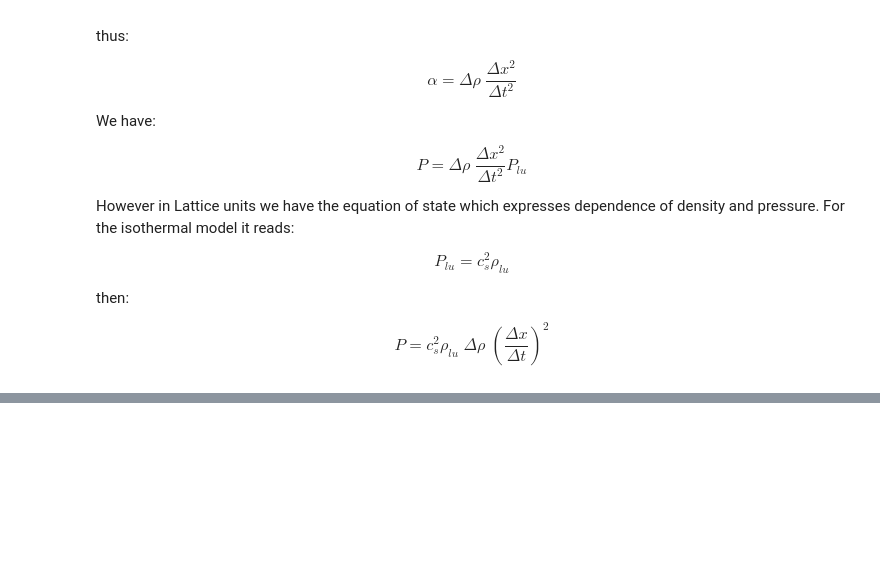
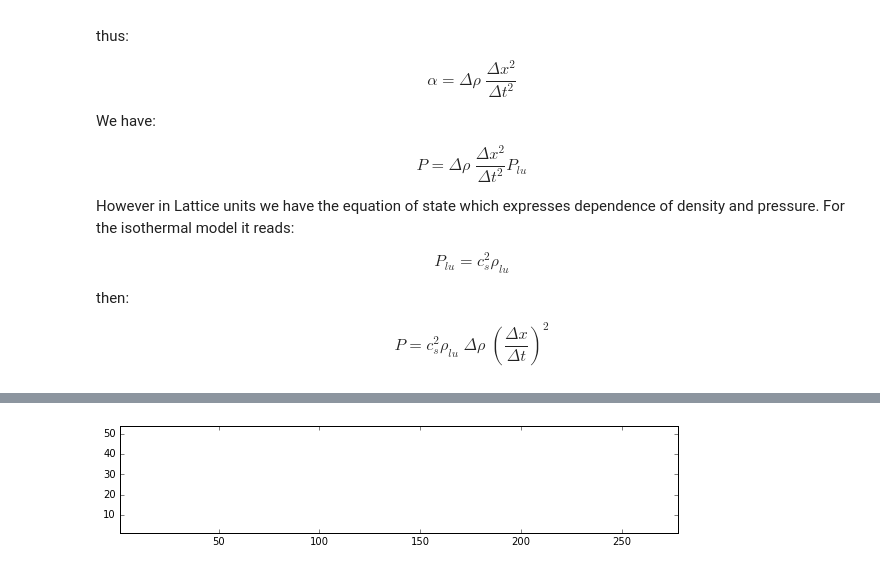
Before and after one commit to marcinofulus/LBM_tutorial, a Jupyter notebook: LBM_Units.ipynb, the cells around one changed output, grey strips where cells are left out. Drawn from its saved outputs; the diff is of its cells as text; code cells hidden in the pictures; blank space fills up the shorter version.

```diff
--- a/LBM_Units.ipynb
+++ b/LBM_Units.ipynb
@@ -122,0 +434,13 @@ $$  \nu_{lb}= \frac{\Delta t}{\Delta x^2}  \nu$$
+# %%
+nz,ny,nx = vx.shape
+
+@interact(zi=widgets.IntSlider(min=0,max=(ny-1)),\
+          figsize=widgets.IntSlider(min=0,max=20,value=10)   )
+def g(zi,figsize):
+    plt.figure(figsize=(figsize,float(nx)/ny*figsize))
+    plt.xlim(1,nx-2)
+    plt.ylim(1,ny-2)
+    plt.imshow(vx[zi,:,:],origin='top',vmin=0.005,vmax=0.07)
+    plt.show()
+# %% [output]
+[figure, added]
```
Also changed, not shown: parts of 47 cells of this notebook, 9 other files.
